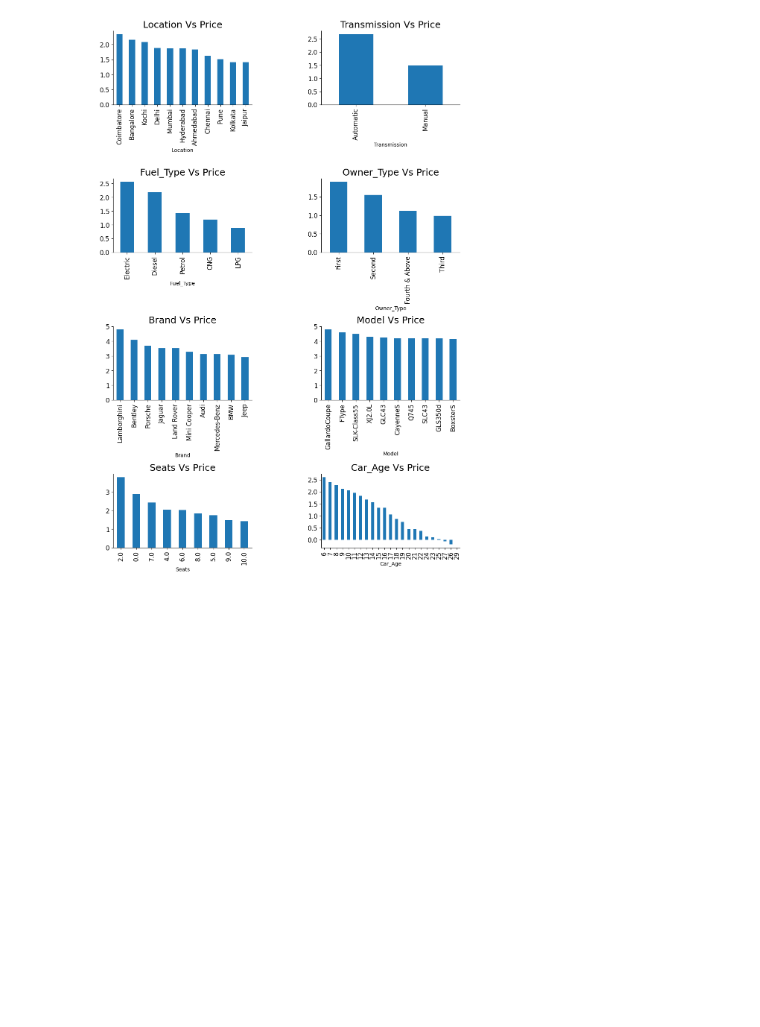
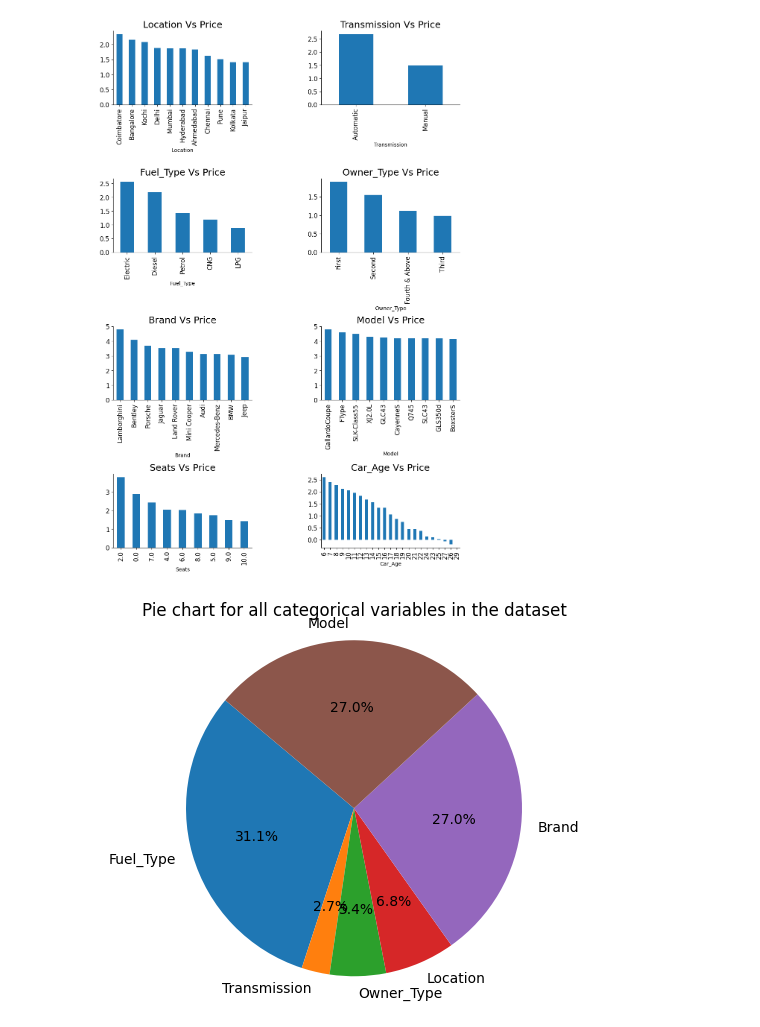
Before and after one commit to hiteshpatil2005/Machine-Learning-Laboratory, a Jupyter notebook: Assignment-1/test.ipynb, the cells around one changed output. Cells and saved outputs as stored; diff of their text form; code cells hidden in the pictures; blank space fills up the shorter version.

```diff
--- a/Assignment-1/test.ipynb
+++ b/Assignment-1/test.ipynb
@@ -567,3 +567,12 @@ plt.subplots_adjust(wspace=.5)
 sns.despine()
 # %% [output]
 [figure]
+# %%
+list1=['Fuel_Type', 'Transmission', 'Owner_Type', 'Location', 'Brand', 'Model']
+values=[23, 2, 4, 5, 20, 20]
+plt.pie(values, labels=list1, autopct='%1.1f%%', startangle=140)
+plt.axis('equal')
+plt.title('Pie chart for all categorical variables in the dataset')
+plt.show()
+# %% [output]
+[figure, added]
```
Also changed, not shown: parts of 1 cell of this notebook.
